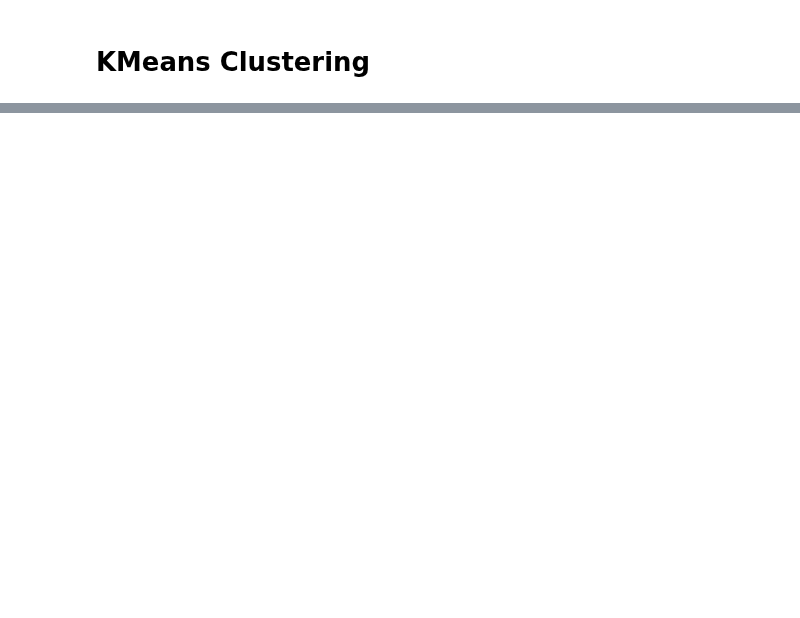
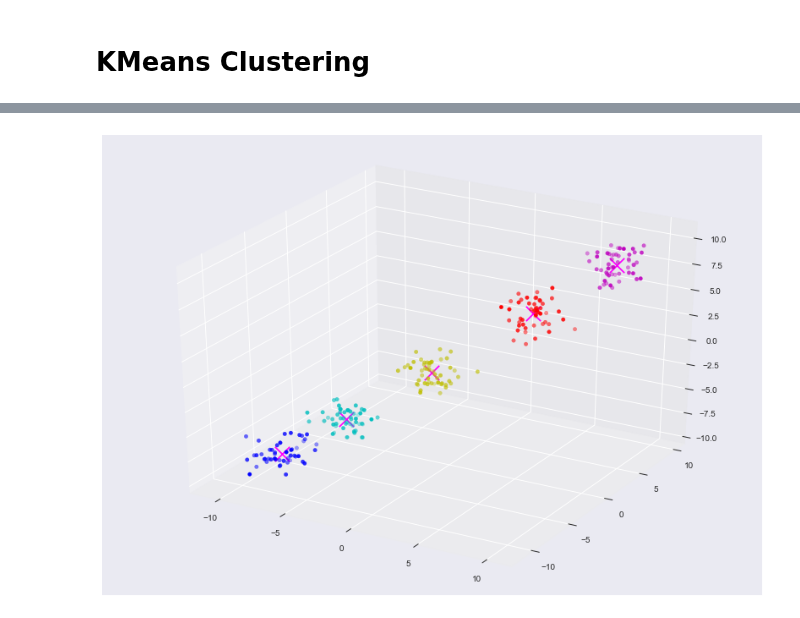
Before and after one commit to ZWMiller/machine_learning_from_scratch, a Jupyter notebook: notebooks/kmeans.ipynb, the cells around one changed output, grey strips where cells are left out. Cells and saved outputs as stored; diff of their text form; code cells hidden in the pictures; blank space fills up the shorter version.

```diff
--- a/notebooks/kmeans.ipynb
+++ b/notebooks/kmeans.ipynb
@@ -199,0 +359,13 @@ plt.xticks(np.arange(1,21,2));
+# %%
+def get_multidim_data(n_clust = 3, num_dim=3):
+    X = np.random.normal(-5,1,size=(50,3))
+
+    for _ in range(n_clust-1):
+        X2 = np.random.normal(np.random.randint(-10,10),1,size=(50,3))
+        X = np.vstack((X,X2))
+    return X
+
+X = get_multidim_data(n_clust=5)
+# %%
+km = kmeans(k=5)
+preds = km.fit_predict(X)
@@ -199,0 +381,13 @@ plt.xticks(np.arange(1,21,2));
+# %%
+from mpl_toolkits.mplot3d import Axes3D
+
+fig = plt.figure(figsize=(14,10))
+ax = fig.gca(projection='3d')
+colors = cycle('byrcmk')
+for cl in km.clusters:
+    xplot, yplot, zplot = zip(*cl.members)
+    col = next(colors)
+    ax.scatter(xplot,yplot, zplot, c=col);
+    ax.scatter(cl.mean[0],cl.mean[1], cl.mean[2],marker='x',s=300,c='magenta')
+# %% [output]
+[figure, added]
```
Also changed, not shown: parts of 13 cells of this notebook, 1 other file.
